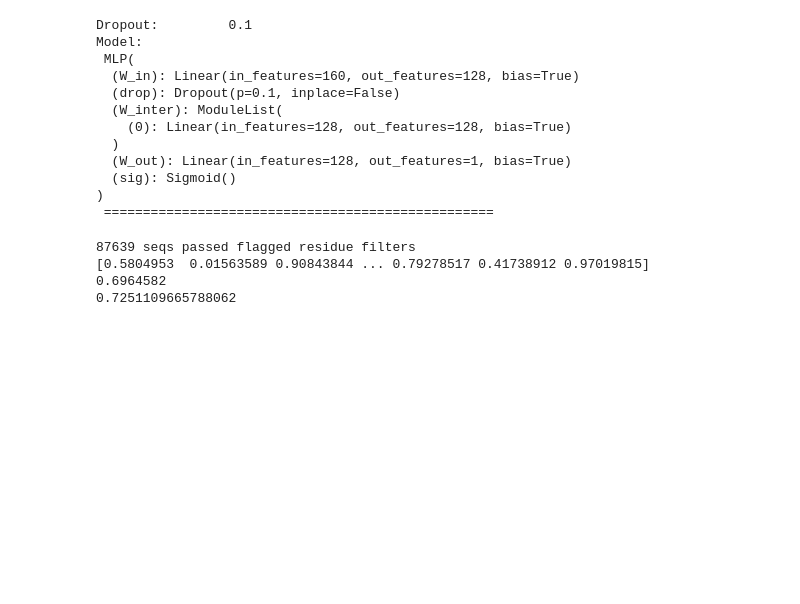
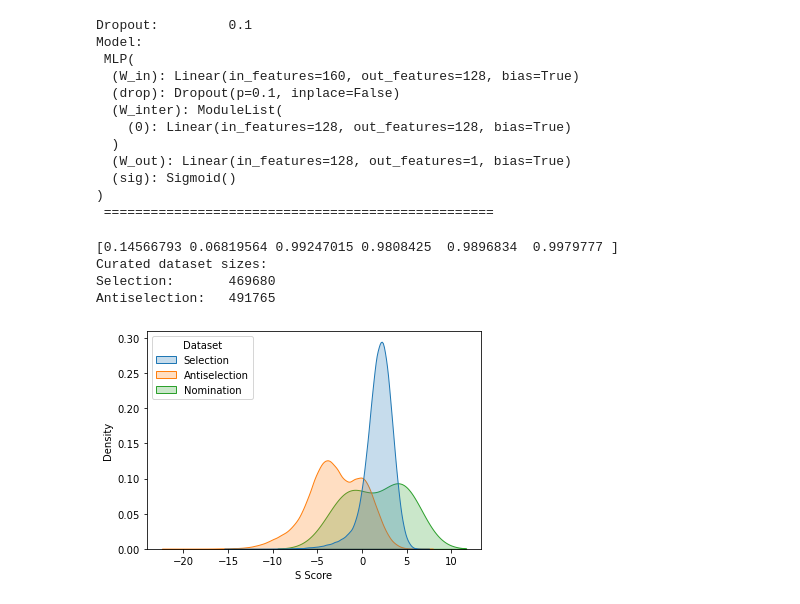
Before and after one commit to Kuhlman-Lab/LynD-substrate-modeling, a Jupyter notebook: src/nomination.ipynb, the cells around one changed output. Cells and saved outputs as stored; diff of their text form; code cells hidden in the pictures; blank space fills up the shorter version.

```diff
--- a/src/nomination.ipynb
+++ b/src/nomination.ipynb
@@ -204,5 +204,5 @@ def select_C6(library, pred_list):
 # %%
-# CONFIG - Peptide set 2A (6Walk)
+# CONFIG - CUSTOM SCREENING TEST
 
 config = {
     'features': 'onehot',
@@ -213,7 +213,7 @@ config = {
     'variable_region': [14, 15, 16, 17, 18, 19, 20, 21],
     'variable_length': 8,
     'filter_seq': None,
-    'hamming': 2,
+    'hamming': -1,
     'thresh': 0.97,
     'sele': '/proj/kuhl_lab/users/dieckhau/LynD-substrate-modeling/LynD-substrate-modeling/data/csv/NNK7/rd3/sele',
     'anti': '/proj/kuhl_lab/users/dieckhau/LynD-substrate-modeling/LynD-substrate-modeling/data/csv/NNK7/rd3/anti',
@@ -224,24 +224,62 @@ config = {
 
 args = argparse.Namespace(**config)
 
-def nominate_6Walk(args):
+from trainer import SequenceModelPL
+from dataset import LibraryDataset
+from torch.utils.data import DataLoader
 
-    # generate 1M peptides with high predicted activity
-    library, pred_list = screen_routine(args, N=1000000, thresh=args.thresh, H=args.hamming, save=False, length=args.variable_length, filter=args.filter_seq)
+def screen_custom(args):
 
-    # SELECTION CRITERIA: 1x Cys and only in position 6
-    library, pred_list = select_C6(library, pred_list)
+    # make custom peptide set
 
-    # p = torch.tensor(pred_list).detach().cpu().numpy()
-    # print(p)
-    # print(np.mean(p))
-    # print(np.sum(p > 0.5) / p.size)
-    # return
+    # retrieve model and run predictions
+    model = SequenceModelPL.load_from_checkpoint(args.ckpt, args=args).model
+    model = model.to('cuda')
+    model.eval()
 
-    # hamming screen
-    df, ref = hamming(args, library, pred_list)
+    # define custom peptides to test
+    library = [
+        'ACMSGSGS',
+        'SACMSGSG',
+        'GSACMSGS',
+        'SGSACMSG',
+        'GSGSACMS',
+        'SGSGSACM'
+    ]
+
+    tags = [
+        'pep3',
+        'pep4',
+        'pep5',
+        'pep6',
+        'pep7',
+        'pep8'
+    ]
+
+    library = [list(word) for word in library]
+    library = np.array(library)
+
+    pred_list = []
+    # screen custom dataset
+    ds = LibraryDataset(library, features=args.features)
+    loader = DataLoader(ds, num_workers=8, shuffle=False, batch_size=1024)
+    for batch in tqdm(loader):
+        batch = batch.to('cuda')
+        preds = model(batch)
+        preds = torch.squeeze(preds, -1)
+        pred_list.append(preds)
+    pred_list = torch.cat(pred_list, dim=0).to('cpu').detach().numpy()
+    print(pred_list)
+
+    library = [''.join(li) for li in library]
+
+    df = pd.DataFrame({
+        'SEQ': library,
+        'MODEL_SCORE': pred_list
+    })
 
     # S-score calculation
+    ref = hamming(args, library, pred_list)
     ref_df = ref.df
     sel_df = ref_df.loc[ref_df['active'] == 1]
     anti_df = ref_df.loc[ref_df['active'] == 0]
@@ -261,36 +299,38 @@ def nominate_6Walk(args):
 
     ])
     disp = disp.reset_index(drop=True)
 
     ax = sns.kdeplot(data=disp, x='S Score', hue='Dataset', common_norm=False, fill=True)
     sns.move_legend(ax, 'upper left')
 
     # convert S Scores to percentiles for better interpretability (0 to 1)
     s_total = np.concatenate([sel_s, anti_s])
     pep_s_perc = [(p > s_total).sum() / s_total.size for p in pep_s]
 
     # save df to output
     df['S_SCORE'] = pep_s
     df['S_SCORE_PERCENTILE'] = pep_s_perc
-    df.to_csv('NNK7_NOMINATION_C6Walk.csv')
+    df['TAG'] = tags
+    df.to_csv('NNK7_DistanceDependence.csv')
 
     return df
 
-df = nominate_6Walk(args)
+df = screen_custom(args)
 # %% [output]
 Dropout:         0.1
 Model:
  MLP(
   (W_in): Linear(in_features=160, out_features=128, bias=True)
   (drop): Dropout(p=0.1, inplace=False)
   (W_inter): ModuleList(
     (0): Linear(in_features=128, out_features=128, bias=True)
   )
   (W_out): Linear(in_features=128, out_features=1, bias=True)
   (sig): Sigmoid()
 )
  ==================================================
-87639 seqs passed flagged residue filters
-[0.5804953  0.01563589 0.90843844 ... 0.79278517 0.41738912 0.97019815]
-0.6964582
-0.7251109665788062
+[0.14566793 0.06819564 0.99247015 0.9808425  0.9896834  0.9979777 ]
+Curated dataset sizes:
+Selection:       469680
+Antiselection:   491765
+[figure, added]
```
Also changed, not shown: parts of 18 cells of this notebook, 17 other files.
